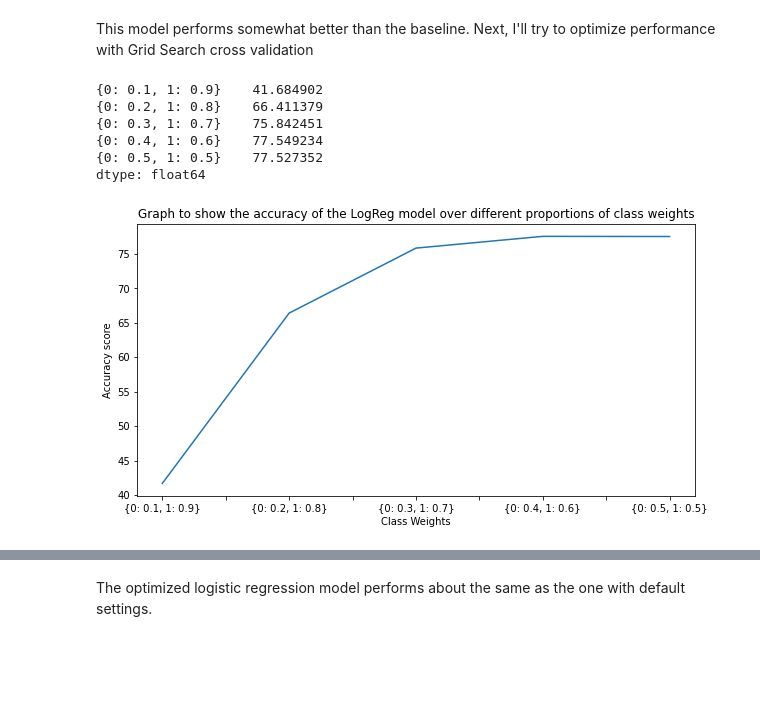
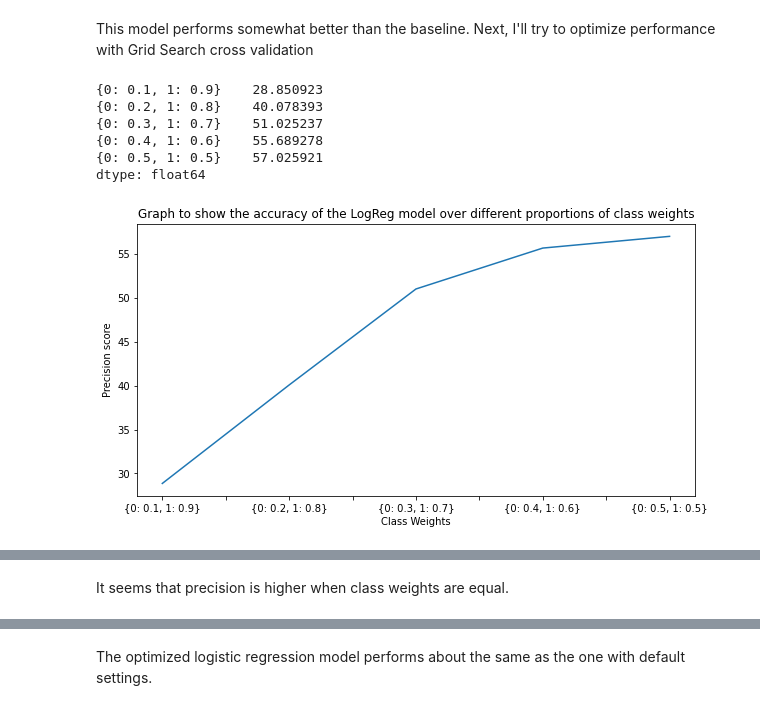
Before and after one commit to divzueri/Data-Science-Projects, a Jupyter notebook: HRAnalytics/notebooks/4_Modeling.ipynb, the cells around one changed output, grey strips where cells are left out. Cells and saved outputs as stored; diff of their text form; code cells hidden in the pictures; blank space fills up the shorter version.

```diff
--- a/HRAnalytics/notebooks/4_Modeling.ipynb
+++ b/HRAnalytics/notebooks/4_Modeling.ipynb
@@ -109,32 +127,32 @@ This model performs somewhat better than the baseline. Next, I'll try to optimiz
 # %%
 %%time
 
 # Print accuracy along different proportions of class weights
 
 class_weight = [{0: 0.1, 1: 0.9}, {0: 0.2, 1: 0.8}, {0: 0.3, 1: 0.7}, {0: 0.4, 1: 0.6}, {0: 0.5, 1: 0.5}]
 
-acc = []
+pr = []
 
 for i in class_weight:
     lm = LogisticRegression(class_weight=i, random_state=0)
     lm.fit(X_train_scaled, y_train)
-    acc.append(accuracy_score(y_test, lm.predict(X_test_scaled)) * 100)
-acc = pd.Series(acc, index=class_weight)
+    pr.append(precision_score(y_test, lm.predict(X_test_scaled)) * 100)
+pr = pd.Series(pr, index=class_weight)
 
-print(acc)
+print(pr)
 
 # Plot
 plt.figure(figsize = (10,5))
 plt.title('Graph to show the accuracy of the LogReg model over different proportions of class weights')
 plt.xlabel('Class Weights')
-plt.ylabel('Accuracy score')
-acc.plot.line()
+plt.ylabel('Precision score')
+pr.plot.line()
 plt.show()
 # %% [output]
-{0: 0.1, 1: 0.9}    41.684902
-{0: 0.2, 1: 0.8}    66.411379
-{0: 0.3, 1: 0.7}    75.842451
-{0: 0.4, 1: 0.6}    77.549234
-{0: 0.5, 1: 0.5}    77.527352
+{0: 0.1, 1: 0.9}    28.850923
+{0: 0.2, 1: 0.8}    40.078393
+{0: 0.3, 1: 0.7}    51.025237
+{0: 0.4, 1: 0.6}    55.689278
+{0: 0.5, 1: 0.5}    57.025921
 dtype: float64
-[figure, old version]
+[figure, new version]
@@ -142 +160,3 @@ Wall time: 441 ms
+# %% [markdown]
+It seems that precision is higher when class weights are equal.
 # %%
```
Also changed, not shown: parts of 57 cells of this notebook.
